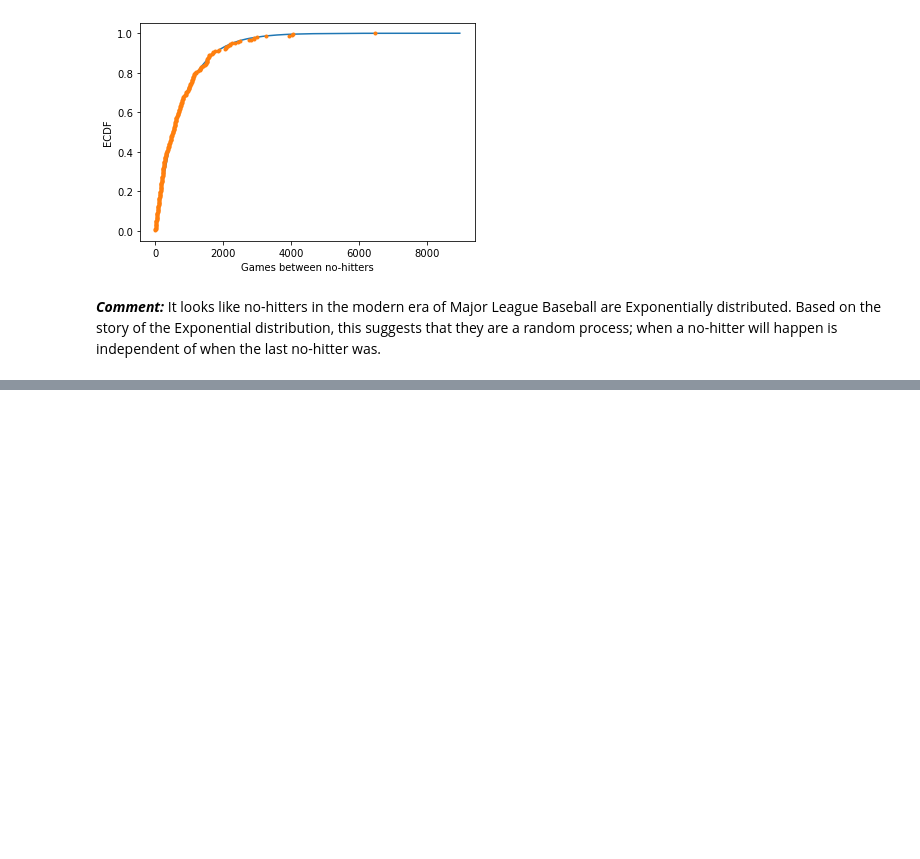
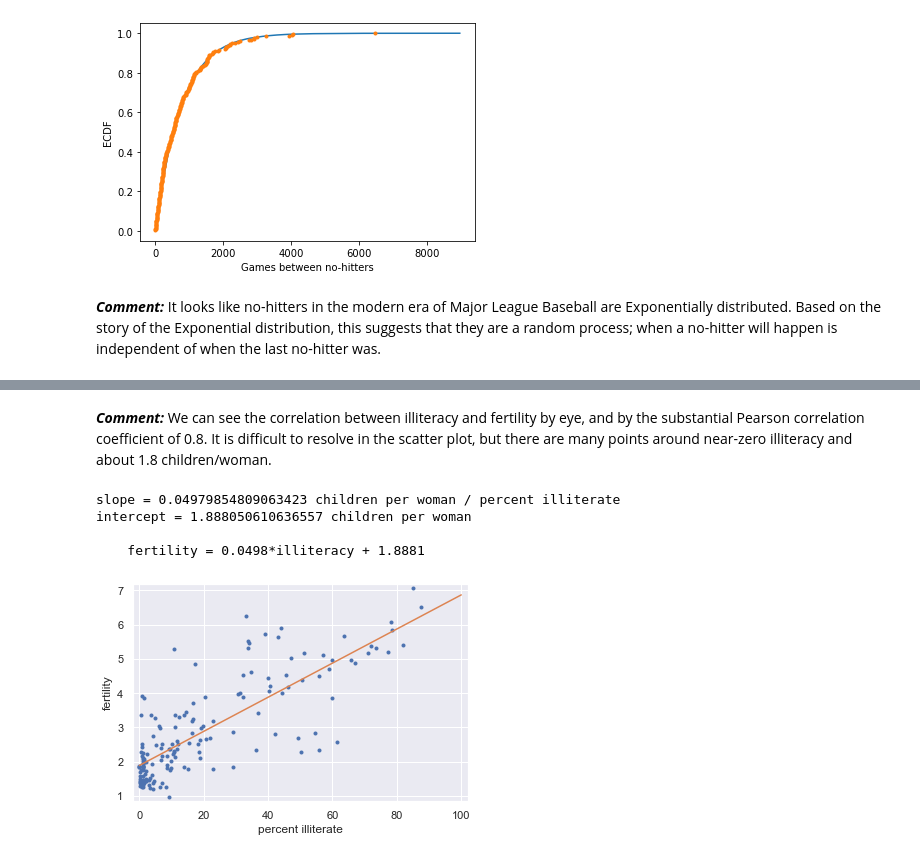
Before and after one commit to Alex-YuZ/Statistics-using-python, a Jupyter notebook: Statistical_Thinking_in_Python_II.ipynb, the cells around one changed output, grey strips where cells are left out. Cells and saved outputs as stored; diff of their text form; code cells hidden in the pictures; blank space fills up the shorter version.

```diff
--- a/Statistical_Thinking_in_Python_II.ipynb
+++ b/Statistical_Thinking_in_Python_II.ipynb
@@ -62,0 +126,31 @@ ___Comment:___ It looks like no-hitters in the modern era of Major League Baseba
+# %% [markdown]
+___Comment:___ We can see the correlation between illiteracy and fertility by eye, and by the substantial Pearson correlation coefficient of 0.8. It is difficult to resolve in the scatter plot, but there are many points around near-zero illiteracy and about 1.8 children/woman.
+# %%
+# Plot the illiteracy rate versus fertility
+_ = plt.plot(illiteracy, fertility, marker='.', linestyle='none')
+plt.margins(0.02)
+_ = plt.xlabel('percent illiterate')
+_ = plt.ylabel('fertility')
+
+# Perform a linear regression using np.polyfit(): a, b
+slope, intercept = np.polyfit(illiteracy, fertility, deg=1)
+
+# Print the results to the screen
+print('slope =', slope, 'children per woman / percent illiterate')
+print('intercept =', intercept, 'children per woman')
+
+# Make theoretical line to plot
+x = np.array([0, 100])
+y = slope * x + intercept
+
+# Add regression line to your plot
+_ = plt.plot(x, y)
+
+# Output equation
+print_eq(slope, intercept, 'illiteracy', 'fertility')
+# %% [output]
+slope = 0.04979854809063423 children per woman / percent illiterate
+intercept = 1.888050610636557 children per woman
+
+    fertility = 0.0498*illiteracy + 1.8881
+[figure, added]
```
Also changed, not shown: parts of 11 cells of this notebook.
